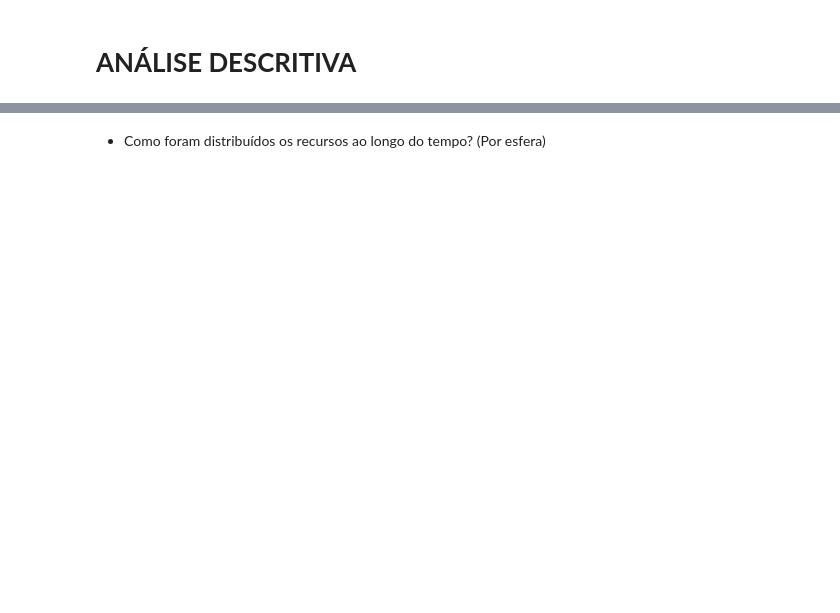
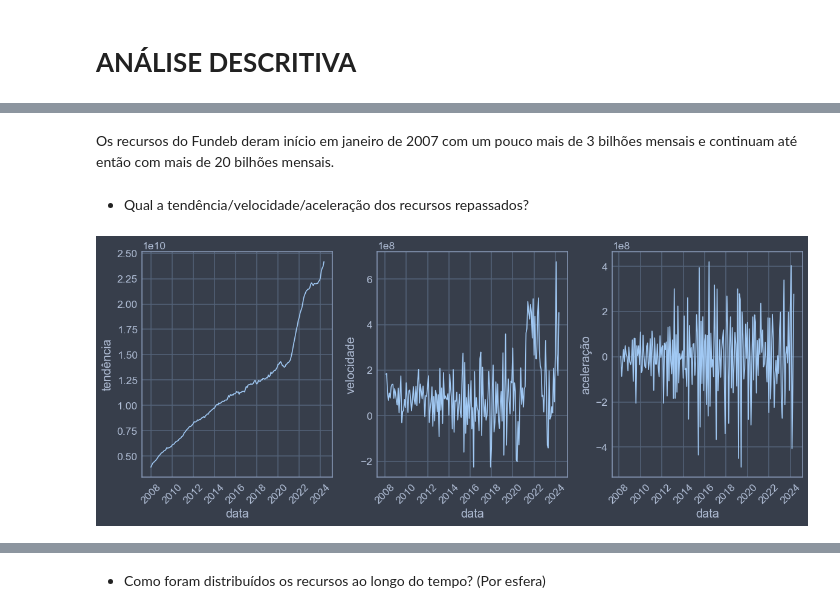
Before and after one commit to AdrianSBar/Repasses_FUNDEB, a Jupyter notebook: notebooks/dda.ipynb, the cells around one changed output, grey strips where cells are left out. Cells and saved outputs as stored; diff of their text form; code cells hidden in the pictures; blank space fills up the shorter version.

```diff
--- a/notebooks/dda.ipynb
+++ b/notebooks/dda.ipynb
@@ -141,0 +192,53 @@ memory usage: 1.6+ MB
+# %% [markdown]
+Os recursos do Fundeb deram início em janeiro de 2007 com um pouco mais de 3 bilhões mensais e continuam até então com mais de 20 bilhões mensais.
+# %% [markdown]
+- Qual a tendência/velocidade/aceleração dos recursos repassados?
+# %%
+# Gráfico de linha
+## Figura
+fig, ax = plt.subplots(1, 3, figsize=(12,5))
+
+
+
+# Gráfico 01
+## Dados
+df = df_base.resample(rule='M', on='data').sum()
+df = df['total'].to_frame()
+df['tendência'] = df['total'].rolling(12).mean()
+df['velocidade'] = df['tendência'].diff()
+df['aceleração'] = df['velocidade'].diff()
+## Linha dos dados originais
+sns.lineplot(
+    data=df,
+    x=df.index,
+    y='tendência',
+    ax=ax[0],
+    errorbar=None,
+    legend=True
+)
+sns.lineplot(
+    data=df,
+    x=df.index,
+    y='velocidade',
+    ax=ax[1],
+    errorbar=None,
+    legend=True
+)
+sns.lineplot(
+    data=df,
+    x=df.index,
+    y='aceleração',
+    ax=ax[2],
+    errorbar=None,
+    legend=True
+)
+
+
+
+# Configurações gerais
+for x in range(3):
+    ax[x].tick_params(axis='x', labelrotation=45)
+plt.tight_layout()
+plt.show()
+# %% [output]
+[figure, added]
```
Also changed, not shown: parts of 33 cells of this notebook, 3 other files.
